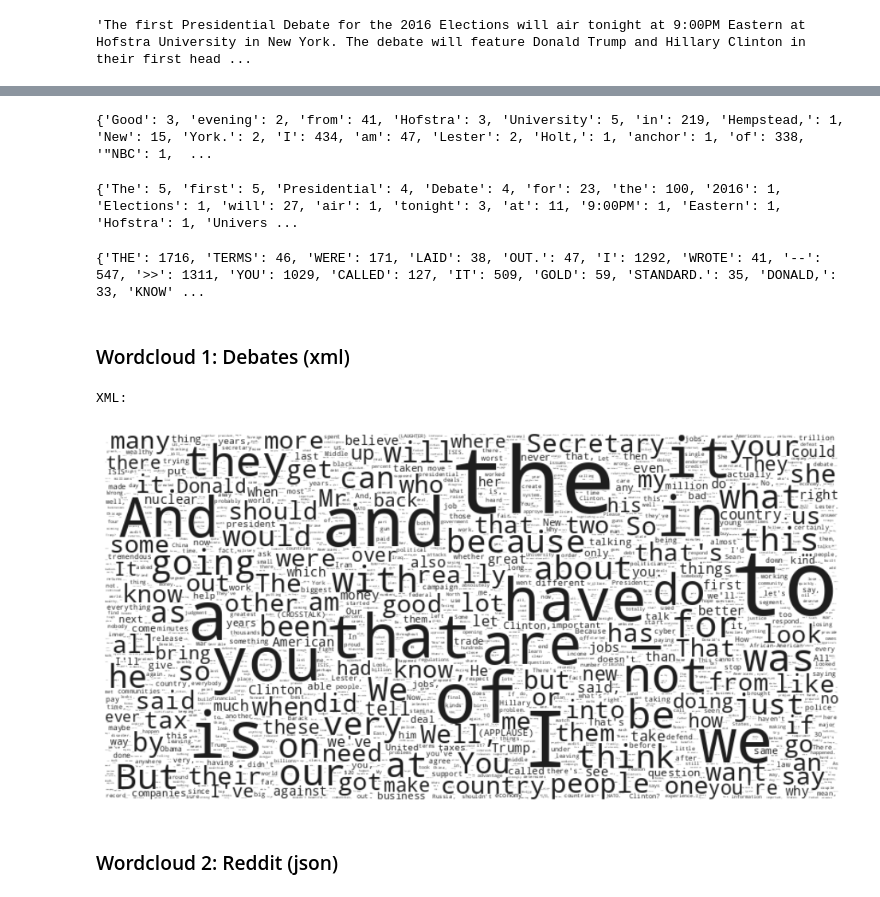
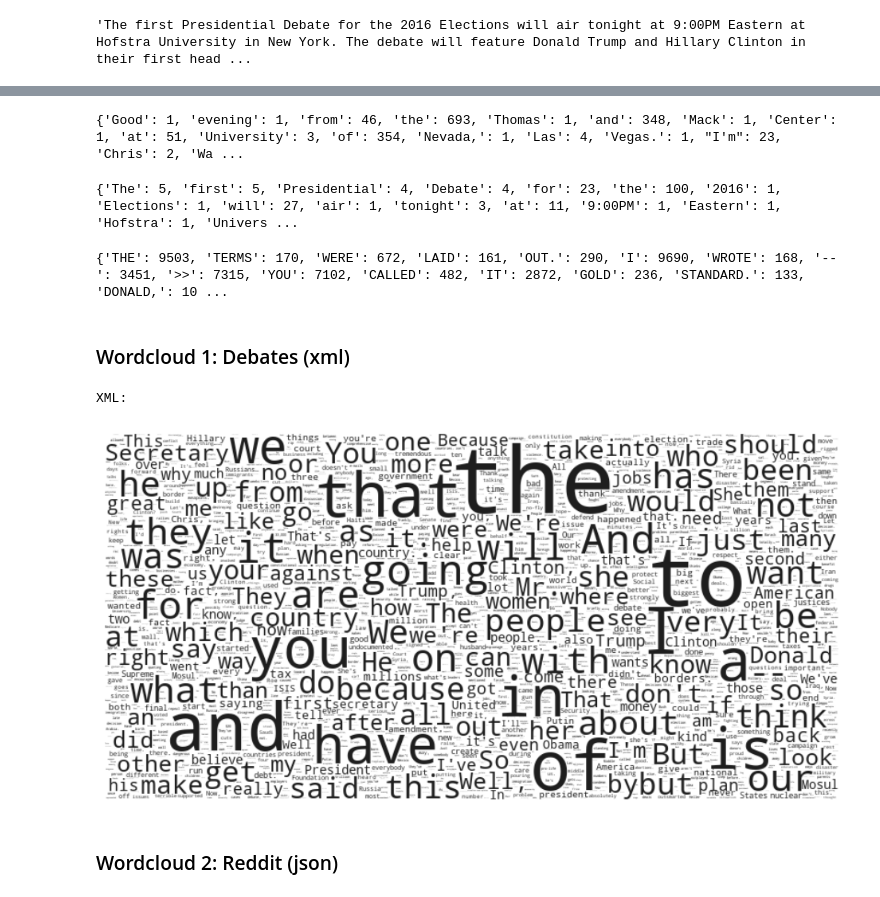
Before and after one commit to janabi725/Natural-Language-Processing-, a Jupyter notebook: Task2.ipynb, the cells around one changed output, grey strips where cells are left out. Saved outputs shown, nothing was run; the diff lists cells and outputs as text; code cells hidden in the pictures.

```diff
--- a/Task2.ipynb
+++ b/Task2.ipynb
@@ -33,19 +33,24 @@ import re
 # TODO - ADD YOUR OTHER READER HERE
 
 
-file_path_x = "/Users/sohailludin/Natural-Language-Processing-/data/debates/first.turns.xml"
-file_path_j = "/Users/sohailludin/Natural-Language-Processing-/data/reddit/redditdump.json"
-file_path_c = "/Users/sohailludin/Natural-Language-Processing-/data/tv/2016_09_26_first_presidential_full_cable_1476407859_raw.csv"
+from importlib.resources import path
+import glob
+
+file_path_x = glob.glob(f"data/debates/*.xml")
+file_path_j = "data/reddit/redditdump.json"
+file_path_c = glob.glob(f"data/tv/*.csv")
 
 def xml_parsing ():
-        f = open(file_path_x, 'r')
-        tree = ET.parse(f)
-        root = tree.getroot()
-        value = root.findall('topic/utterance')
-        texte = []
-        for element in value:
-                texte.append(element.text)
-                data = " ".join(texte)
+        data = ""
+        for file_path in file_path_x:
+                f = open(file_path, 'r', encoding='utf-8')
+                tree = ET.parse(f)
+                root = tree.getroot()
+                value = root.findall('topic/utterance')
+                texte = []
+                for element in value:
+                        texte.append(element.text)
+                        data = " ".join(texte)
         return data
 
 
@@ -76,15 +81,13 @@ def json_parsing():
         return final
 
 
-
-
-
-
 def csv_parsing():
-        f = open(file_path_c, "r", encoding='utf-8')
-        df = pd.read_csv(f, usecols=["transcript"])
-        print(df)
-        return df
+        transcript = ""
+        for file_path in file_path_c:
+                f = open(file_path, "r", encoding='utf-8')
+                df = pd.read_csv(f, usecols=["transcript"])
+                transcript += " ".join(df["transcript"].dropna())
+        return transcript
 # %%
 json_parsing()
 # %% [output]
@@ -161,7 +122,7 @@ for word in words:
 
 print(word_count_xml)
 # %% [output]
-{'Good': 3, 'evening': 2, 'from': 41, 'Hofstra': 3, 'University': 5, 'in': 219, 'Hempstead,': 1, 'New': 15, 'York.': 2, 'I': 434, 'am': 47, 'Lester': 2, 'Holt,': 1, 'anchor': 1, 'of': 338, '"NBC': 1,  ...
+{'Good': 1, 'evening': 1, 'from': 46, 'the': 693, 'Thomas': 1, 'and': 348, 'Mack': 1, 'Center': 1, 'at': 51, 'University': 3, 'of': 354, 'Nevada,': 1, 'Las': 4, 'Vegas.': 1, "I'm": 23, 'Chris': 2, 'Wa ...
 # %%
 word_count_json = {}
 words_j = json_data.split()
@@ -174,16 +135,12 @@ print(word_count_json)
 {'The': 5, 'first': 5, 'Presidential': 4, 'Debate': 4, 'for': 23, 'the': 100, '2016': 1, 'Elections': 1, 'will': 27, 'air': 1, 'tonight': 3, 'at': 11, '9:00PM': 1, 'Eastern': 1, 'Hofstra': 1, 'Univers ...
 # %%
 word_count_csv = {}
-clean = " ".join(csv_data['transcript'].dropna().astype(str))
-
-words_c = clean.split(" ")
-
-for word in words_c:
+for word in csv_data.split():
         word_count_csv[word] = word_count_csv.get(word, 0) + 1
 
 print (word_count_csv)
 # %% [output]
-{'THE': 1716, 'TERMS': 46, 'WERE': 171, 'LAID': 38, 'OUT.': 47, 'I': 1292, 'WROTE': 41, '--': 547, '>>': 1311, 'YOU': 1029, 'CALLED': 127, 'IT': 509, 'GOLD': 59, 'STANDARD.': 35, 'DONALD,': 33, 'KNOW' ...
+{'THE': 9503, 'TERMS': 170, 'WERE': 672, 'LAID': 161, 'OUT.': 290, 'I': 9690, 'WROTE': 168, '--': 3451, '>>': 7315, 'YOU': 7102, 'CALLED': 482, 'IT': 2872, 'GOLD': 236, 'STANDARD.': 133, 'DONALD,': 10 ...
 # %%
 #
 # Part 3
@@ -197,10 +154,10 @@ print (word_count_csv)
 # %% [markdown]
 ### Wordcloud 1: Debates (xml)
 # %%
-create_word_cloud(word_count_xml, "XML")
+create_word_cloud(word_count_xml, "Word Cloud for XML")
 # %% [output]
 XML:
-[figure, old version]
+[figure, new version]
 # %% [markdown]
 ### Wordcloud 2: Reddit (json)
 # %%
```
Also changed, not shown: parts of 4 cells of this notebook.
